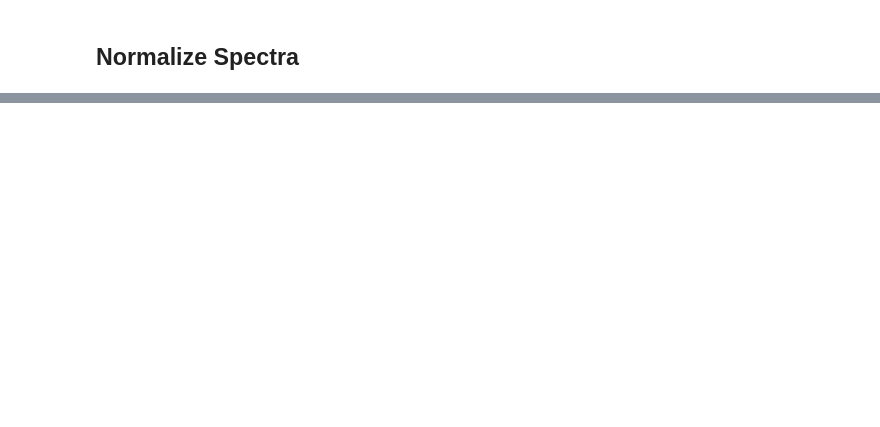
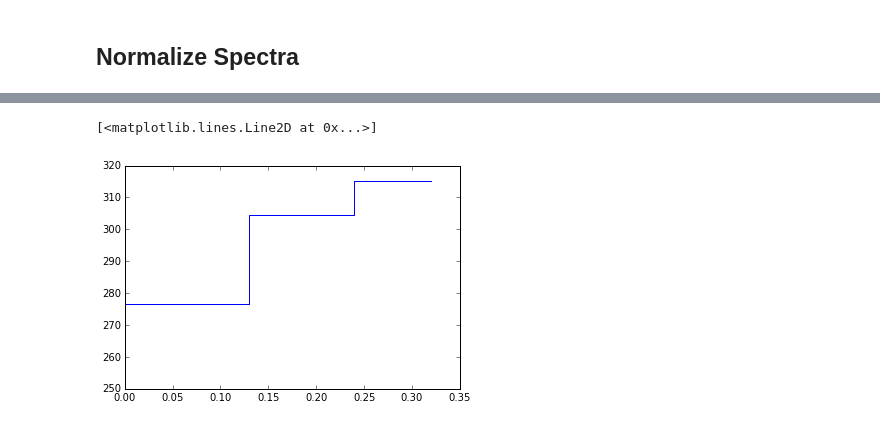
Before and after one commit to hughesadam87/PAME, a Jupyter notebook: Notebooks/glycerin_concentration.ipynb, the cells around one changed output, grey strips where cells are left out. Cells and saved outputs as stored; diff of their text form; code cells hidden in the pictures; blank space fills up the shorter version.

```diff
--- a/Notebooks/glycerin_concentration.ipynb
+++ b/Notebooks/glycerin_concentration.ipynb
@@ -47 +57,9 @@ WARNING:skspec.core.spectra:Spectrum does not have subtracted baseline; could af
+# %%
+from skspec.plotting import areaplot
+ref1.norm = 'r'
+import matplotlib.pyplot as plt
+plt.step([0,0.13,0.24,0.32], ref1.area())
+# %% [output]
+[<matplotlib.lines.Line2D at 0x...>]
+[figure, added]
 # %%
```
Also changed, not shown: parts of 8 cells of this notebook.
